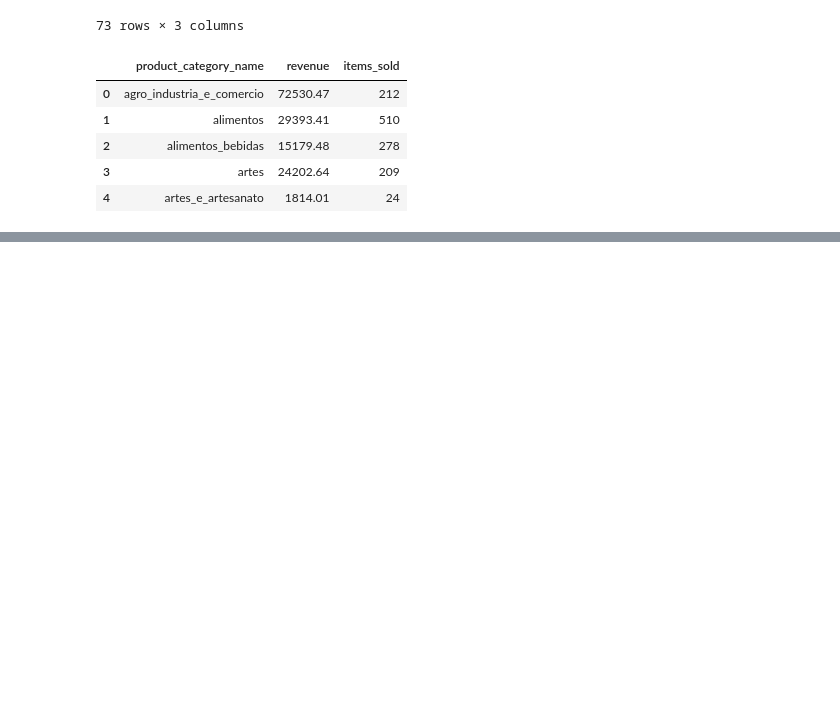
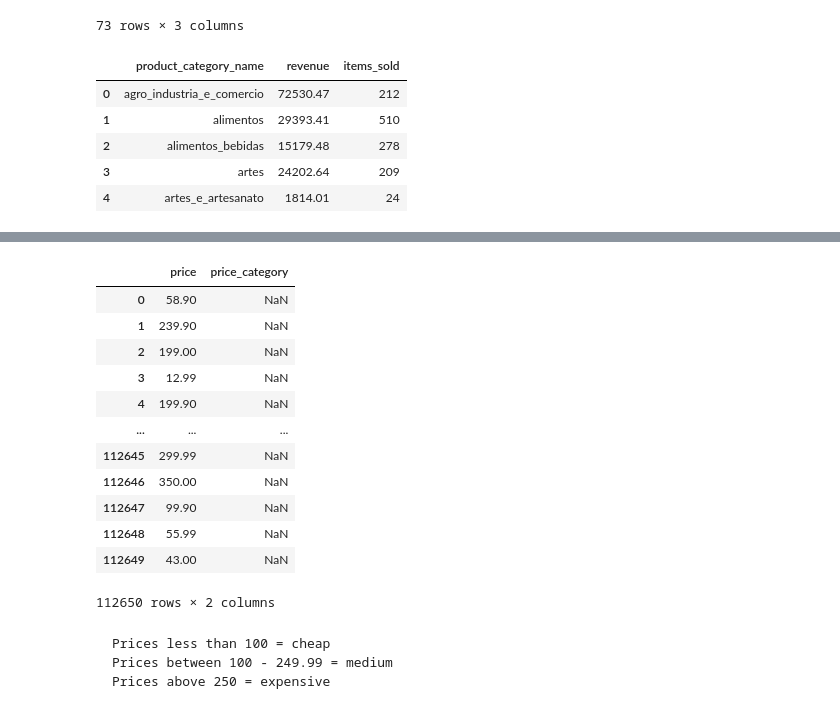
Before and after one commit to ironhack-datalabs/data-ber-08-20, a Jupyter notebook: Notes/module-1/week-2/2.1_pandas_sql.ipynb, the cells around one changed output, grey strips where cells are left out. Saved outputs shown, nothing was run; the diff lists cells and outputs as text; code cells hidden in the pictures; blank space fills up the shorter version.

````diff
--- a/Notes/module-1/week-2/2.1_pandas_sql.ipynb
+++ b/Notes/module-1/week-2/2.1_pandas_sql.ipynb
@@ -313,0 +317,2 @@ random_name.head()
+# %%
+ex_df = order_items[["price"]].copy()
@@ -313,0 +335,23 @@ random_name.head()
+# %%
+ex_df = ex_df.assign(price_category=pd.NA)
+ex_df
+# %% [output]
+|  | price | price_category |
+| 0 | 58.90 | NaN |
+| 1 | 239.90 | NaN |
+| 2 | 199.00 | NaN |
+| 3 | 12.99 | NaN |
+| 4 | 199.90 | NaN |
+| ... | ... | ... |
+| 112645 | 299.99 | NaN |
+| 112646 | 350.00 | NaN |
+| 112647 | 99.90 | NaN |
+| 112648 | 55.99 | NaN |
+| 112649 | 43.00 | NaN |
+112650 rows × 2 columns
+# %% [markdown]
+```
+Prices less than 100 = cheap
+Prices between 100 - 249.99 = medium
+Prices above 250 = expensive
+```
````
Also changed, not shown: parts of 19 cells of this notebook, 6 other files.
